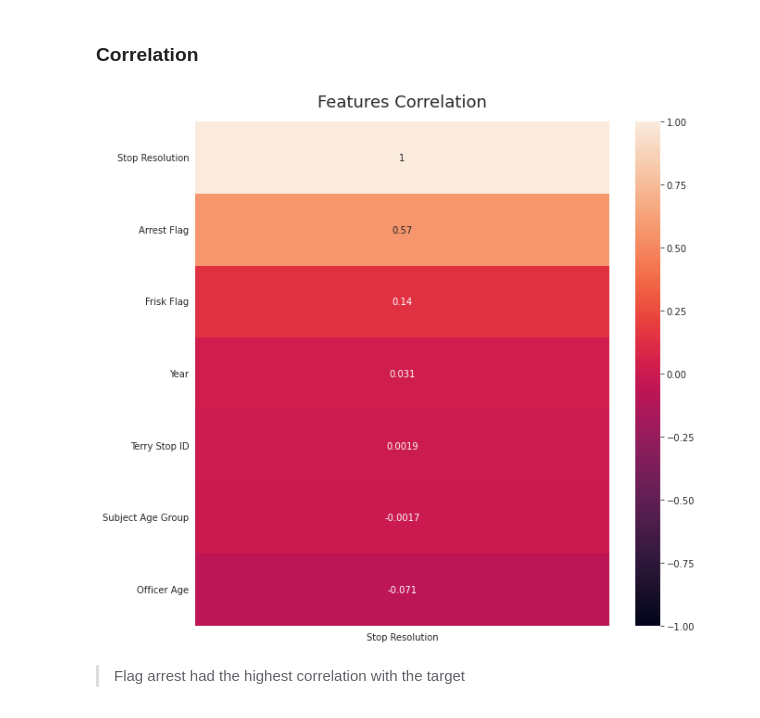
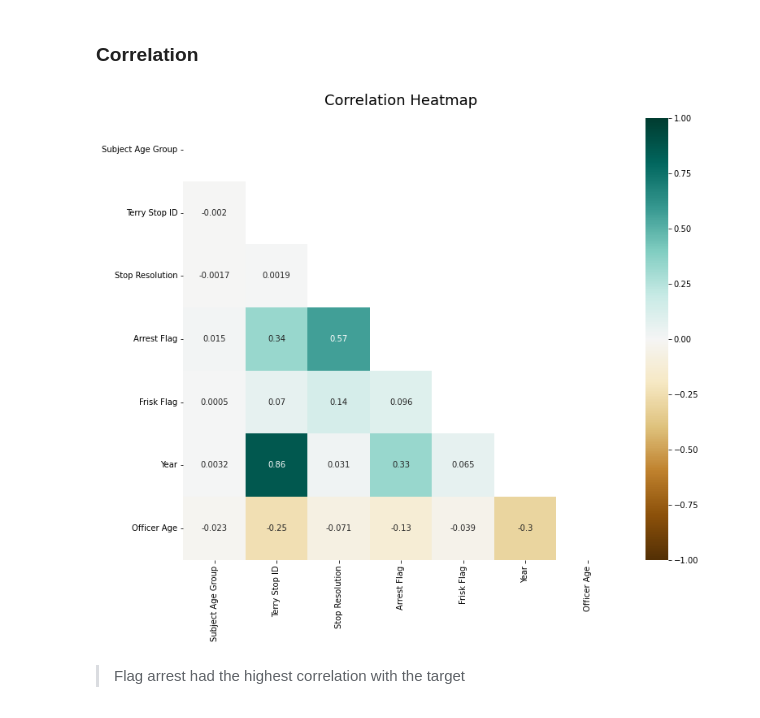
Before and after one commit to adikamunyao/Phase-3-project, a Jupyter notebook: terryStops.ipynb, the cells around one changed output. Cells and saved outputs as stored; diff of their text form; code cells hidden in the pictures.

```diff
--- a/terryStops.ipynb
+++ b/terryStops.ipynb
@@ -468,18 +468,26 @@ The dataset has an additional columns, during data processing I feature engineer
 There are some columns that I will not use in my analysis and I drop the at this point, part of  final preparation before modelling.I'd like to point out that I'll be removing the subject's race and gender because these are only perceived by the officer and thus their accuracy cannot be trusted.
 # %% [markdown]
 ### Correlation
-# %%
-# visualize correlation
-# set graph book
-sns.set_style('whitegrid')
-# set fig size
-plt.figure(figsize=(10, 10))
-heatmap = sns.heatmap(df.corr()[['Stop Resolution']].sort_values(by='Stop Resolution', ascending=False),
-                      vmin=-1, vmax=1, annot=True, cmap=None)
-heatmap.set_title('Features Correlation', fontdict={'fontsize':18}, pad=16);
-plt.show()
-# %% [output]
-[figure, removed]
+# %%
+# function to plot correlation
+def corre_plot(df):
+    # mask
+    np.triu(np.ones_like(df.corr()))
+
+    #visualize array
+    plt.figure(figsize=(12, 10))
+    # define the mask to set the values in the upper triangle to True
+    mask = np.triu(np.ones_like(df.corr(), dtype=bool))
+    heatmap = sns.heatmap(df.corr(), mask=mask, vmin=-1, vmax=1, annot=True, cmap='BrBG')
+    heatmap.set_title('Correlation Heatmap', fontdict={'fontsize':18}, pad=16)
+
+    # show plot
+    plt.show()
+
+# call function
+corre_plot(df)
+# %% [output]
+[figure, added]
 # %% [markdown]
 >Flag arrest had the highest correlation with the target
 # %% [markdown]
```
Also changed, not shown: parts of 69 cells of this notebook, 2 other files.
